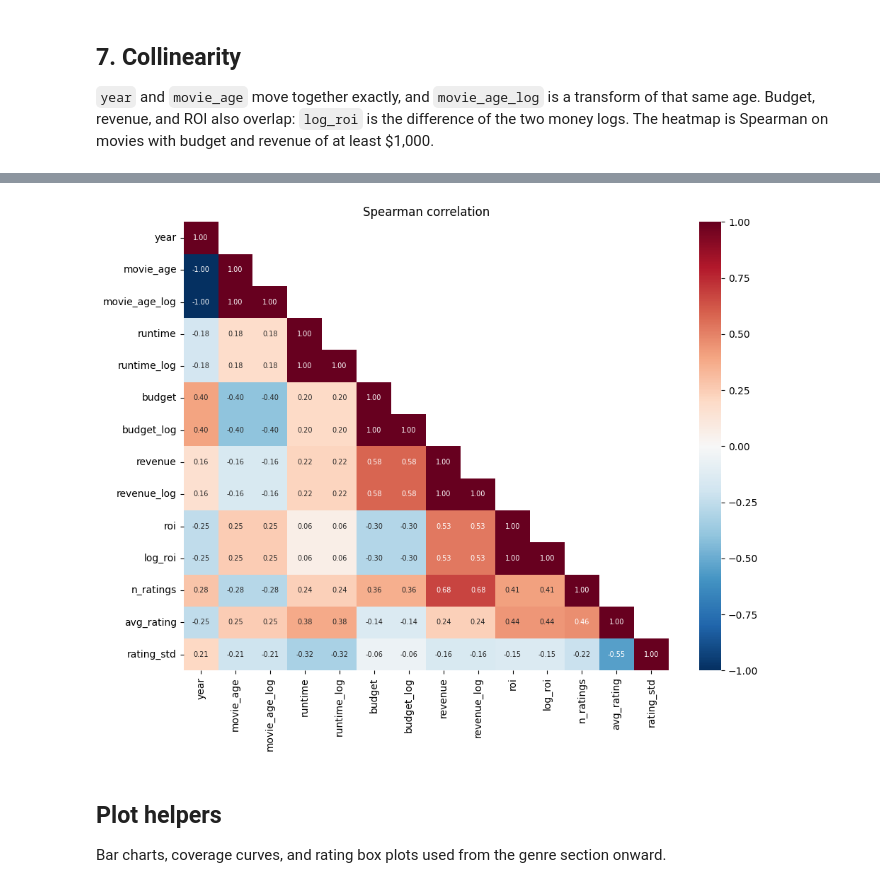
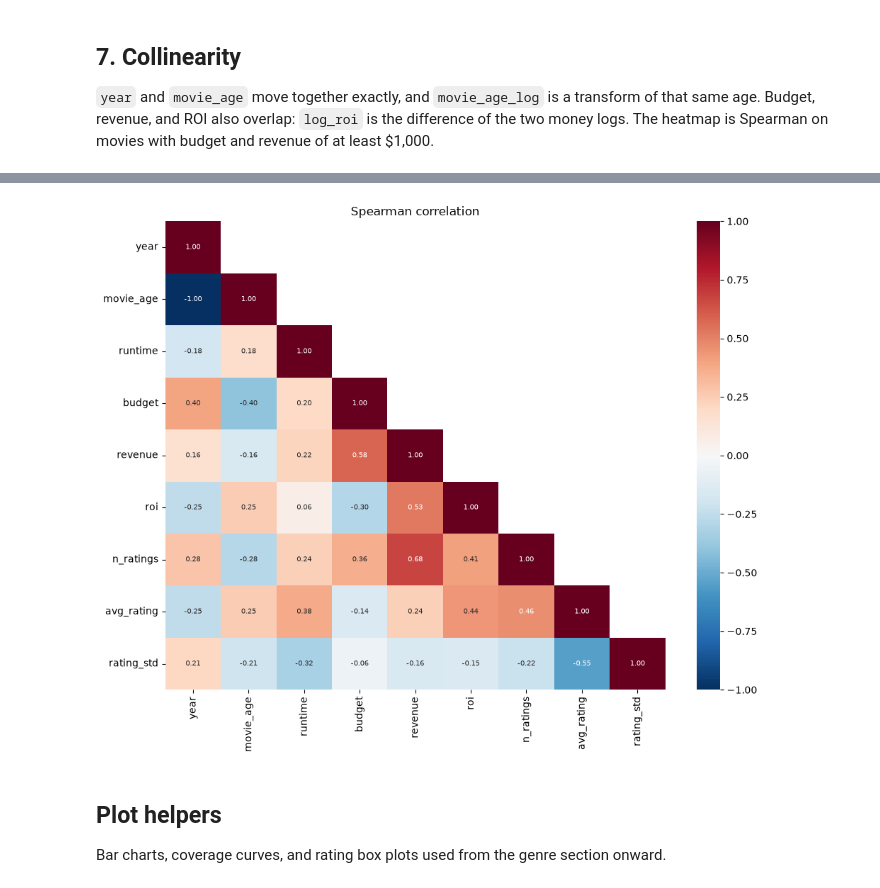
Before and after one commit to ReviBa/applied-DS-project, a Jupyter notebook: notebooks/04_eda_movies.ipynb, the cells around one changed output, grey strips where cells are left out. Saved outputs shown, nothing was run; the diff lists cells and outputs as text; code cells hidden in the pictures.

```diff
--- a/notebooks/04_eda_movies.ipynb
+++ b/notebooks/04_eda_movies.ipynb
@@ -41,0 +36,4 @@ movies.head(2)
+# %%
+movies = pd.read_csv(PROCESSED / "movies_cleaned.csv")
+for col in LIST_COLS:
+    movies[col] = movies[col].map(parse_list)
@@ -46 +66,9 @@ Stream `ratings.csv` in chunks. Keep ratings whose movie is in the cleaned table
+# %%
+movie_ids = set(movies["netflix_movie_id"].astype(int))
+rating_cols = ["netflix_movie_id", "customer_id", "rating"]
+rating_dtype = {"netflix_movie_id": "int32", "customer_id": "int32", "rating": "int8"}
+movie_acc = user_acc = None
+rating_counts = pd.Series(0, index=[1, 2, 3, 4, 5], dtype="int64")
+n_ratings_total = 0
+rating_sum_total = 0
 # %%
@@ -344,21 +366,36 @@ money
+# %%
+heat_cols = [
+    "year",
+    "movie_age",
+    "runtime",
+    "budget",
+    "revenue",
+    "roi",
+    "n_ratings",
+    "avg_rating",
+    "rating_std",
+]
+corr = money_ok[heat_cols].corr(method="spearman")
 # %%
-heat_cols = [
-    "year", "movie_age", "movie_age_log", "runtime", "runtime_log",
-    "budget", "budget_log", "revenue", "revenue_log", "roi", "log_roi",
-    "n_ratings", "avg_rating", "rating_std",
-]
-corr = money_ok[heat_cols].corr(method="spearman")
 mask = np.triu(np.ones_like(corr, dtype=bool), k=1)
 fig, ax = plt.subplots(figsize=(10, 8))
 sns.heatmap(
-    corr, mask=mask, annot=True, fmt=".2f", cmap="RdBu_r", center=0,
-    vmin=-1, vmax=1, ax=ax, annot_kws={"size": 7},
+    corr,
+    mask=mask,
+    annot=True,
+    fmt=".2f",
+    cmap="RdBu_r",
+    center=0,
+    vmin=-1,
+    vmax=1,
+    ax=ax,
+    annot_kws={"size": 7},
 )
 ax.set_title("Spearman correlation")
 fig.tight_layout()
 plt.show()
 # %% [output]
-[figure, old version]
+[figure, new version]
 # %% [markdown]
 ## Plot helpers
 
```
Also changed, not shown: parts of 95 cells of this notebook, 1 other file.
